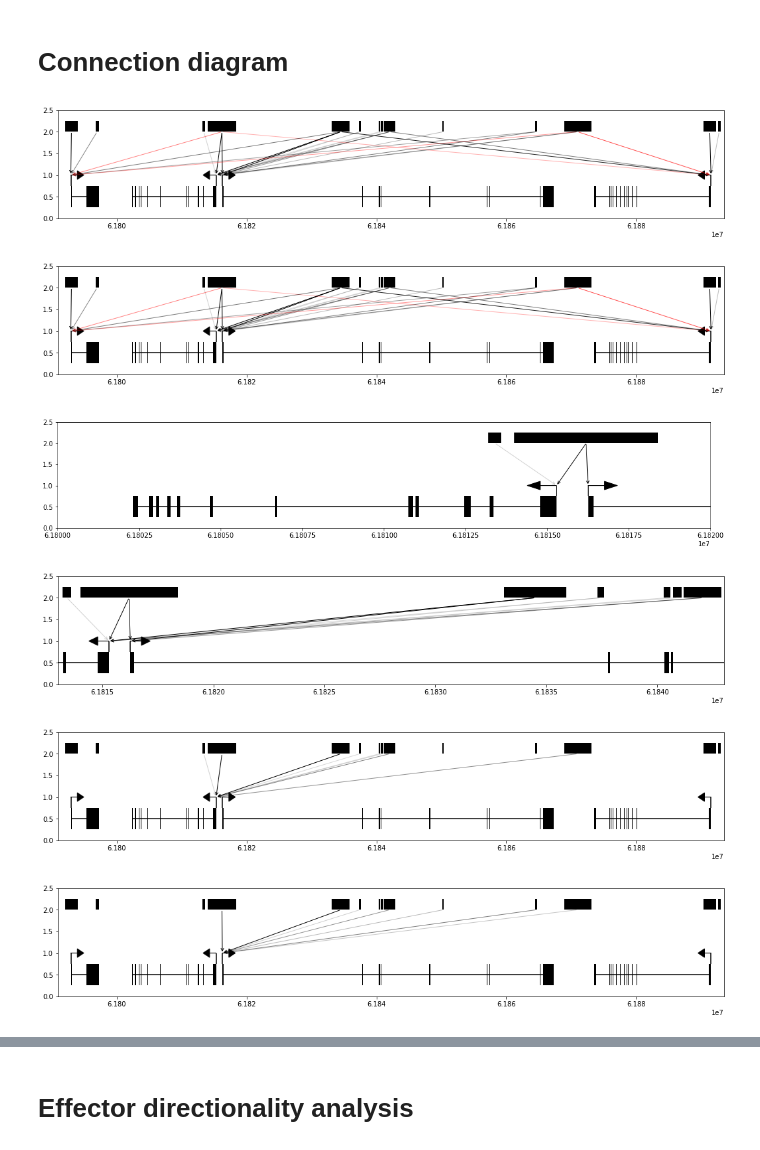
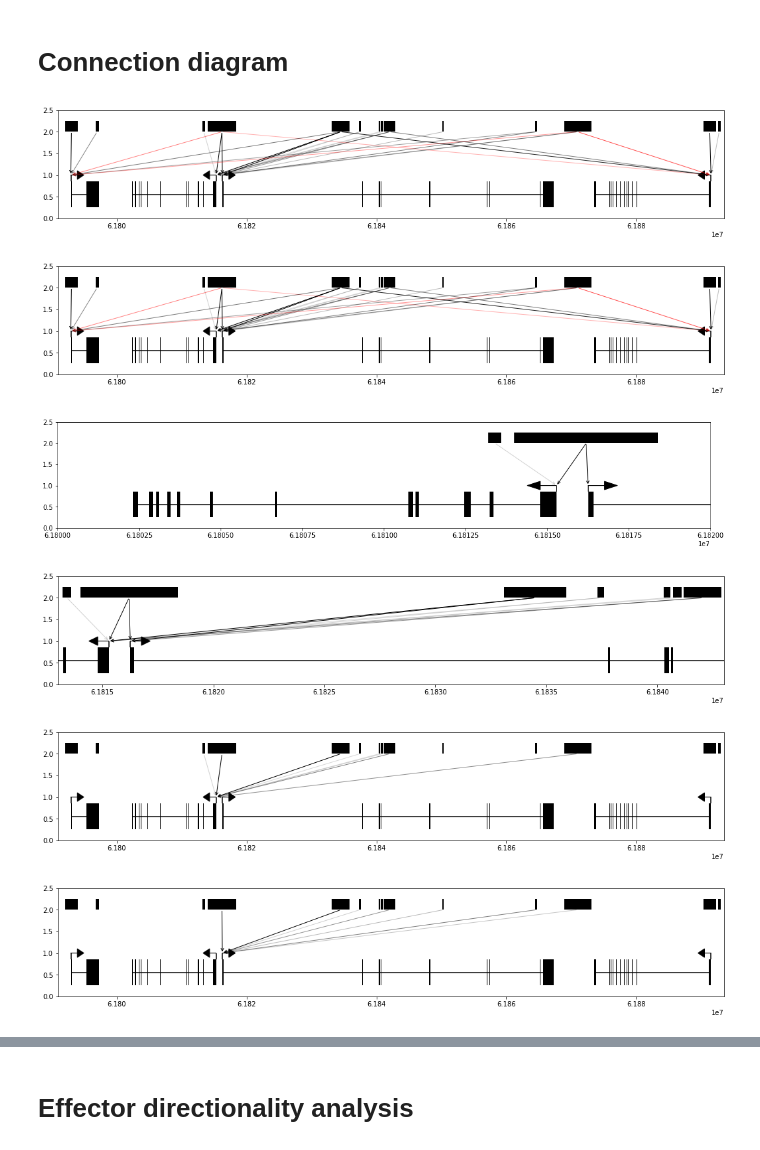
Before and after one commit to sjgosai/casa, a Jupyter notebook: analysis/FADS_locus.ipynb, the cells around one changed output, grey strips where cells are left out. Drawn from its saved outputs; the diff is of its cells as text; code cells hidden in the pictures.

```diff
--- a/analysis/FADS_locus.ipynb
+++ b/analysis/FADS_locus.ipynb
@@ -576,98 +327,98 @@ def _connect_bed_to_genes(ax, bed, gene_target, y_anchor=1.25, y_target=1.0, sco
 # %%
 fig = plt.figure(figsize=(18,3))
 ax  = plt.subplot(111)
-ax.set_xlim( _gff_to_locus_lims(gff,0.02) )
+ax.set_xlim( gff_to_locus_lims(gff,0.02) )
 ax.set_ylim(0.0, 2.5)
-_draw_genes_from_gff(ax, gff)
-_draw_bed_blocks(ax, all_locus_peaks, ylims=[2.0,2.25])
-_connect_bed_to_genes(ax, all_locus_peaks, txn_starts['FADS1'], y_anchor=2.0, y_target=1.0, score_bed=FADS1_total_scores)
-_connect_bed_to_genes(ax, all_locus_peaks, txn_starts['FADS2'], y_anchor=2.0, y_target=1.0, score_bed=FADS2_total_scores)
-_connect_bed_to_genes(ax, all_locus_peaks, txn_starts['FADS3'], y_anchor=2.0, y_target=1.0, score_bed=FADS3_total_scores)
-_connect_bed_to_genes(ax, all_locus_peaks, txn_starts['FEN1'], y_anchor=2.0, y_target=1.0, score_bed=FEN1_total_scores)
+draw_genes_from_gff(ax, gff, promoter_params=[1000,0.2,1000], gene_ylim=[0.25,1.0])
+draw_bed_blocks(ax, all_locus_peaks, ylims=[2.0,2.25])
+connect_bed_to_genes(ax, all_locus_peaks, txn_starts['FADS1'], y_anchor=2.0, y_target=1.0, score_bed=FADS1_total_scores)
+connect_bed_to_genes(ax, all_locus_peaks, txn_starts['FADS2'], y_anchor=2.0, y_target=1.0, score_bed=FADS2_total_scores)
+connect_bed_to_genes(ax, all_locus_peaks, txn_starts['FADS3'], y_anchor=2.0, y_target=1.0, score_bed=FADS3_total_scores)
+connect_bed_to_genes(ax, all_locus_peaks, txn_starts['FEN1'], y_anchor=2.0, y_target=1.0, score_bed=FEN1_total_scores)
 
 plt.savefig('FADS_locus__full_locus__connectogram.pdf')
 
 plt.show()
 # %% [output]
-[figure, old version]
+[figure, new version]
 # %%
 fig = plt.figure(figsize=(18,3))
 ax  = plt.subplot(111)
-ax.set_xlim( _gff_to_locus_lims(gff,0.02) )
+ax.set_xlim( gff_to_locus_lims(gff,0.02) )
 ax.set_ylim(0.0, 2.5)
-_draw_genes_from_gff(ax, gff)
-_draw_bed_blocks(ax, all_locus_peaks, ylims=[2.0,2.25])
-_connect_bed_to_genes(ax, all_locus_peaks, txn_starts['FADS1'], y_anchor=2.0, y_target=1.0, score_bed=FADS1_total_scores)
-_connect_bed_to_genes(ax, all_locus_peaks, txn_starts['FADS2'], y_anchor=2.0, y_target=1.0, score_bed=FADS2_total_scores)
-_connect_bed_to_genes(ax, all_locus_peaks, txn_starts['FADS3'], y_anchor=2.0, y_target=1.0, score_bed=FADS3_total_scores)
-_connect_bed_to_genes(ax, all_locus_peaks, txn_starts['FEN1'], y_anchor=2.0, y_target=1.0, score_bed=FEN1_total_scores)
+draw_genes_from_gff(ax, gff, promoter_params=[1000,0.2,1000], gene_ylim=[0.25,1.0])
+draw_bed_blocks(ax, all_locus_peaks, ylims=[2.0,2.25])
+connect_bed_to_genes(ax, all_locus_peaks, txn_starts['FADS1'], y_anchor=2.0, y_target=1.0, score_bed=FADS1_total_scores)
+connect_bed_to_genes(ax, all_locus_peaks, txn_starts['FADS2'], y_anchor=2.0, y_target=1.0, score_bed=FADS2_total_scores)
+connect_bed_to_genes(ax, all_locus_peaks, txn_starts['FADS3'], y_anchor=2.0, y_target=1.0, score_bed=FADS3_total_scores)
+connect_bed_to_genes(ax, all_locus_peaks, txn_starts['FEN1'], y_anchor=2.0, y_target=1.0, score_bed=FEN1_total_scores)
 plt.show()
 # %% [output]
-[figure, old version]
+[figure, new version]
 # %%
 fig = plt.figure(figsize=(18,3))
 ax  = plt.subplot(111)
 glims = [61800000,61820000]
 ax.set_xlim( *glims )
 ax.set_ylim(0.0, 2.5)
-_draw_genes_from_gff(ax, gff, promoter_params=[500,0.2,400])
-_draw_bed_blocks(ax, all_locus_peaks, ylims=[2.0,2.25])
-_connect_bed_to_genes(ax, all_locus_peaks, txn_starts['FADS1'], y_anchor=2.0, y_target=1.0, score_bed=FADS1_total_scores, xlims=glims)
-_connect_bed_to_genes(ax, all_locus_peaks, txn_starts['FADS2'], y_anchor=2.0, y_target=1.0, score_bed=FADS2_total_scores, xlims=glims)
-_connect_bed_to_genes(ax, all_locus_peaks, txn_starts['FADS3'], y_anchor=2.0, y_target=1.0, score_bed=FADS3_total_scores, xlims=glims)
-_connect_bed_to_genes(ax, all_locus_peaks, txn_starts['FEN1'], y_anchor=2.0, y_target=1.0, score_bed=FEN1_total_scores, xlims=glims)
+draw_genes_from_gff(ax, gff, promoter_params=[500,0.2,400], gene_ylim=[0.25,1.0])
+draw_bed_blocks(ax, all_locus_peaks, ylims=[2.0,2.25])
+connect_bed_to_genes(ax, all_locus_peaks, txn_starts['FADS1'], y_anchor=2.0, y_target=1.0, score_bed=FADS1_total_scores, xlims=glims)
+connect_bed_to_genes(ax, all_locus_peaks, txn_starts['FADS2'], y_anchor=2.0, y_target=1.0, score_bed=FADS2_total_scores, xlims=glims)
+connect_bed_to_genes(ax, all_locus_peaks, txn_starts['FADS3'], y_anchor=2.0, y_target=1.0, score_bed=FADS3_total_scores, xlims=glims)
+connect_bed_to_genes(ax, all_locus_peaks, txn_starts['FEN1'], y_anchor=2.0, y_target=1.0, score_bed=FEN1_total_scores, xlims=glims)
 
 plt.savefig('FADS_locus__61800000_61820000__connectogram.pdf')
 
 plt.show()
 # %% [output]
-[figure, old version]
+[figure, new version]
 # %%
 fig = plt.figure(figsize=(18,3))
 ax  = plt.subplot(111)
 glims = [61813000,61843000]
 ax.set_xlim( *glims )
 ax.set_ylim(0.0, 2.5)
-_draw_genes_from_gff(ax, gff, promoter_params=[500,0.2,400])
-_draw_bed_blocks(ax, all_locus_peaks, ylims=[2.0,2.25])
-_connect_bed_to_genes(ax, all_locus_peaks, txn_starts['FADS1'], y_anchor=2.0, y_target=1.0, score_bed=FADS1_total_scores, xlims=glims)
-_connect_bed_to_genes(ax, all_locus_peaks, txn_starts['FADS2'], y_anchor=2.0, y_target=1.0, score_bed=FADS2_total_scores, xlims=glims)
-_connect_bed_to_genes(ax, all_locus_peaks, txn_starts['FADS3'], y_anchor=2.0, y_target=1.0, score_bed=FADS3_total_scores, xlims=glims)
-_connect_bed_to_genes(ax, all_locus_peaks, txn_starts['FEN1'], y_anchor=2.0, y_target=1.0, score_bed=FEN1_total_scores, xlims=glims)
+draw_genes_from_gff(ax, gff, promoter_params=[500,0.2,400], gene_ylim=[0.25,1.0])
+draw_bed_blocks(ax, all_locus_peaks, ylims=[2.0,2.25])
+connect_bed_to_genes(ax, all_locus_peaks, txn_starts['FADS1'], y_anchor=2.0, y_target=1.0, score_bed=FADS1_total_scores, xlims=glims)
+connect_bed_to_genes(ax, all_locus_peaks, txn_starts['FADS2'], y_anchor=2.0, y_target=1.0, score_bed=FADS2_total_scores, xlims=glims)
+connect_bed_to_genes(ax, all_locus_peaks, txn_starts['FADS3'], y_anchor=2.0, y_target=1.0, score_bed=FADS3_total_scores, xlims=glims)
+connect_bed_to_genes(ax, all_locus_peaks, txn_starts['FEN1'], y_anchor=2.0, y_target=1.0, score_bed=FEN1_total_scores, xlims=glims)
 
 plt.savefig('FADS_locus__61813000_61843000__connectogram.pdf')
 
 plt.show()
 # %% [output]
-[figure, old version]
+[figure, new version]
 # %%
 fig = plt.figure(figsize=(18,3))
 ax  = plt.subplot(111)
-ax.set_xlim( _gff_to_locus_lims(gff,0.02) )
+ax.set_xlim( gff_to_locus_lims(gff,0.02) )
 ax.set_ylim(0.0, 2.5)
-_draw_genes_from_gff(ax, gff)
-_draw_bed_blocks(ax, all_locus_peaks, ylims=[2.0,2.25])
-_connect_bed_to_genes(ax, all_locus_peaks, txn_starts['FADS1'], y_anchor=2.0, y_target=1.0, score_bed=FADS1_total_scores)
+draw_genes_from_gff(ax, gff, gene_ylim=[0.25,1.0])
+draw_bed_blocks(ax, all_locus_peaks, ylims=[2.0,2.25])
+connect_bed_to_genes(ax, all_locus_peaks, txn_starts['FADS1'], y_anchor=2.0, y_target=1.0, score_bed=FADS1_total_scores)
 
 plt.savefig('FADS1__full_locus__connectogram.pdf')
 
 plt.show()
 # %% [output]
-[figure, old version]
+[figure, new version]
 # %%
 fig = plt.figure(figsize=(18,3))
 ax  = plt.subplot(111)
-ax.set_xlim( _gff_to_locus_lims(gff,0.02) )
+ax.set_xlim( gff_to_locus_lims(gff,0.02) )
 ax.set_ylim(0.0, 2.5)
-_draw_genes_from_gff(ax, gff)
-_draw_bed_blocks(ax, all_locus_peaks, ylims=[2.0,2.25])
-_connect_bed_to_genes(ax, all_locus_peaks, txn_starts['FADS2'], y_anchor=2.0, y_target=1.0, score_bed=FADS2_total_scores)
+draw_genes_from_gff(ax, gff, gene_ylim=[0.25,1.0])
+draw_bed_blocks(ax, all_locus_peaks, ylims=[2.0,2.25])
+connect_bed_to_genes(ax, all_locus_peaks, txn_starts['FADS2'], y_anchor=2.0, y_target=1.0, score_bed=FADS2_total_scores)
 
 plt.savefig('FADS2__full_locus__connectogram.pdf')
 
 plt.show()
 # %% [output]
-[figure, old version]
+[figure, new version]
 # %%
 fig = plt.figure(figsize=(18,3))
 ax  = plt.subplot(111)
```
Also changed, not shown: parts of 32 cells of this notebook, 5 other files.
